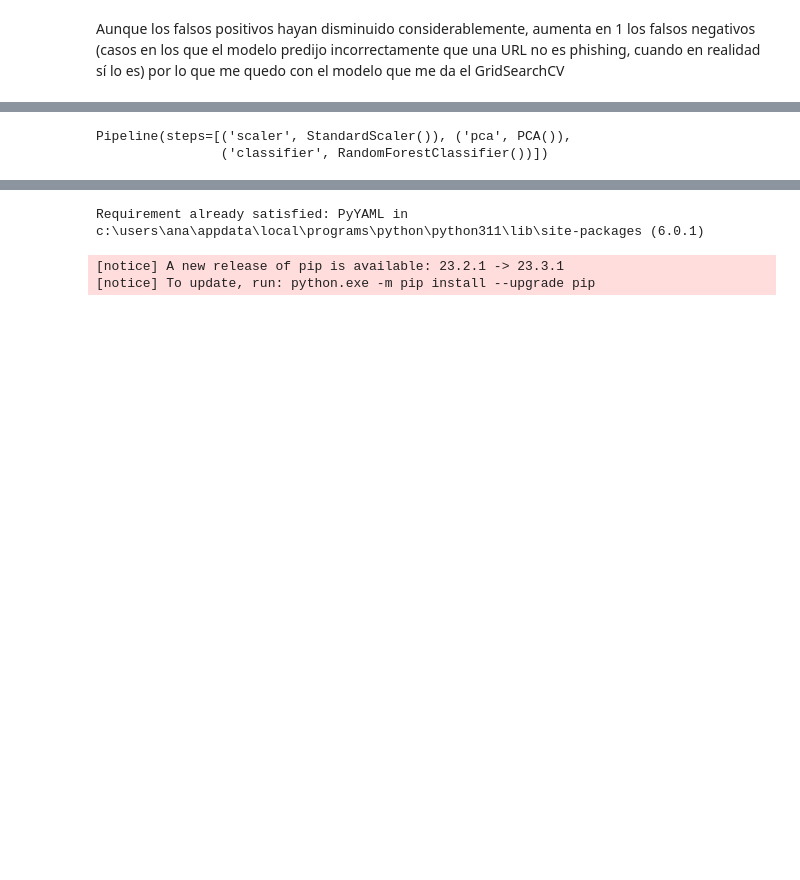
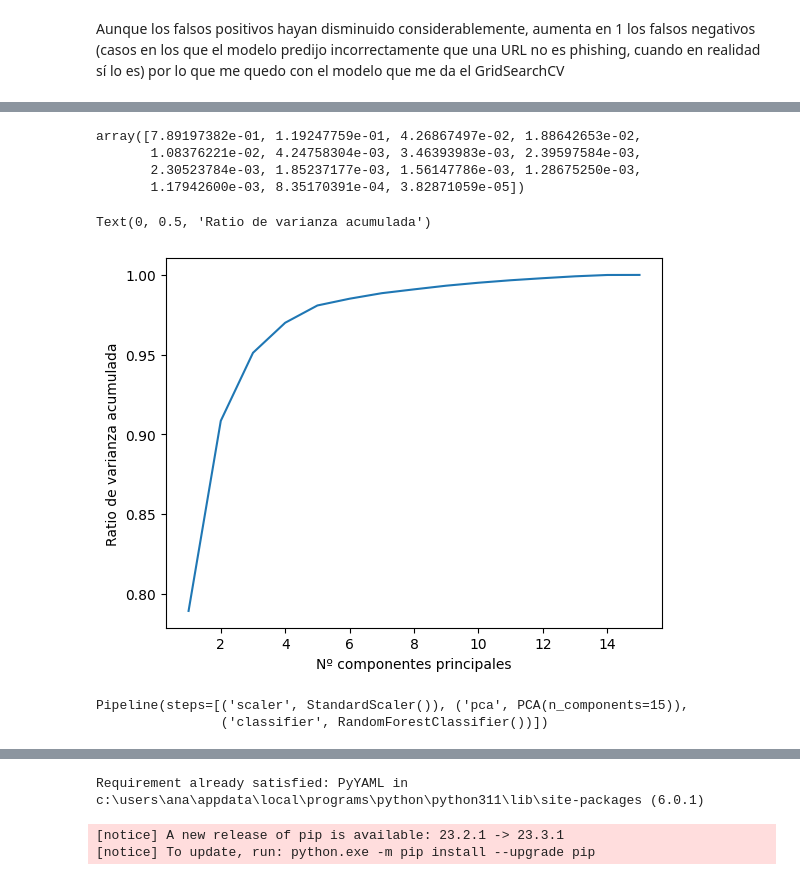
Before and after one commit to AnyCoba/Detecci-n-de-Phishing, a Jupyter notebook: notebooks/03_Entrenamiento_Evaluación.ipynb, the cells around one changed output, grey strips where cells are left out. Saved outputs shown, nothing was run; the diff lists cells and outputs as text; code cells hidden in the pictures; blank space fills up the shorter version.

```diff
--- a/notebooks/03_Entrenamiento_Evaluación.ipynb
+++ b/notebooks/03_Entrenamiento_Evaluación.ipynb
@@ -225,12 +246,29 @@ print(results.std())
+# %%
+pca = PCA(n_components=15)
+X_pca = pca.fit(X)
+# %%
+pca.explained_variance_ratio_
+# %% [output]
+array([7.89197382e-01, 1.19247759e-01, 4.26867497e-02, 1.88642653e-02,
+       1.08376221e-02, 4.24758304e-03, 3.46393983e-03, 2.39597584e-03,
+       2.30523784e-03, 1.85237177e-03, 1.56147786e-03, 1.28675250e-03,
+       1.17942600e-03, 8.35170391e-04, 3.82871059e-05])
+# %%
+plt.plot(pd.Series(pca.explained_variance_ratio_.cumsum(), index=np.arange(1,16)))
+plt.xlabel("Nº componentes principales")
+plt.ylabel("Ratio de varianza acumulada")
+# %% [output]
+Text(0, 0.5, 'Ratio de varianza acumulada')
+[figure, added]
 # %%
 pipe1 = Pipeline(steps=[
     ("scaler", StandardScaler()),
-    ("pca", PCA()),
+    ("pca", PCA(n_components=15)),
     ("classifier", RandomForestClassifier())
 ])
 pipe1
 # %% [output]
-Pipeline(steps=[('scaler', StandardScaler()), ('pca', PCA()),
+Pipeline(steps=[('scaler', StandardScaler()), ('pca', PCA(n_components=15)),
                 ('classifier', RandomForestClassifier())])
 # %%
 pipe1.fit(X_train, y_train)
```
Also changed, not shown: parts of 27 cells of this notebook, 10 other files.
